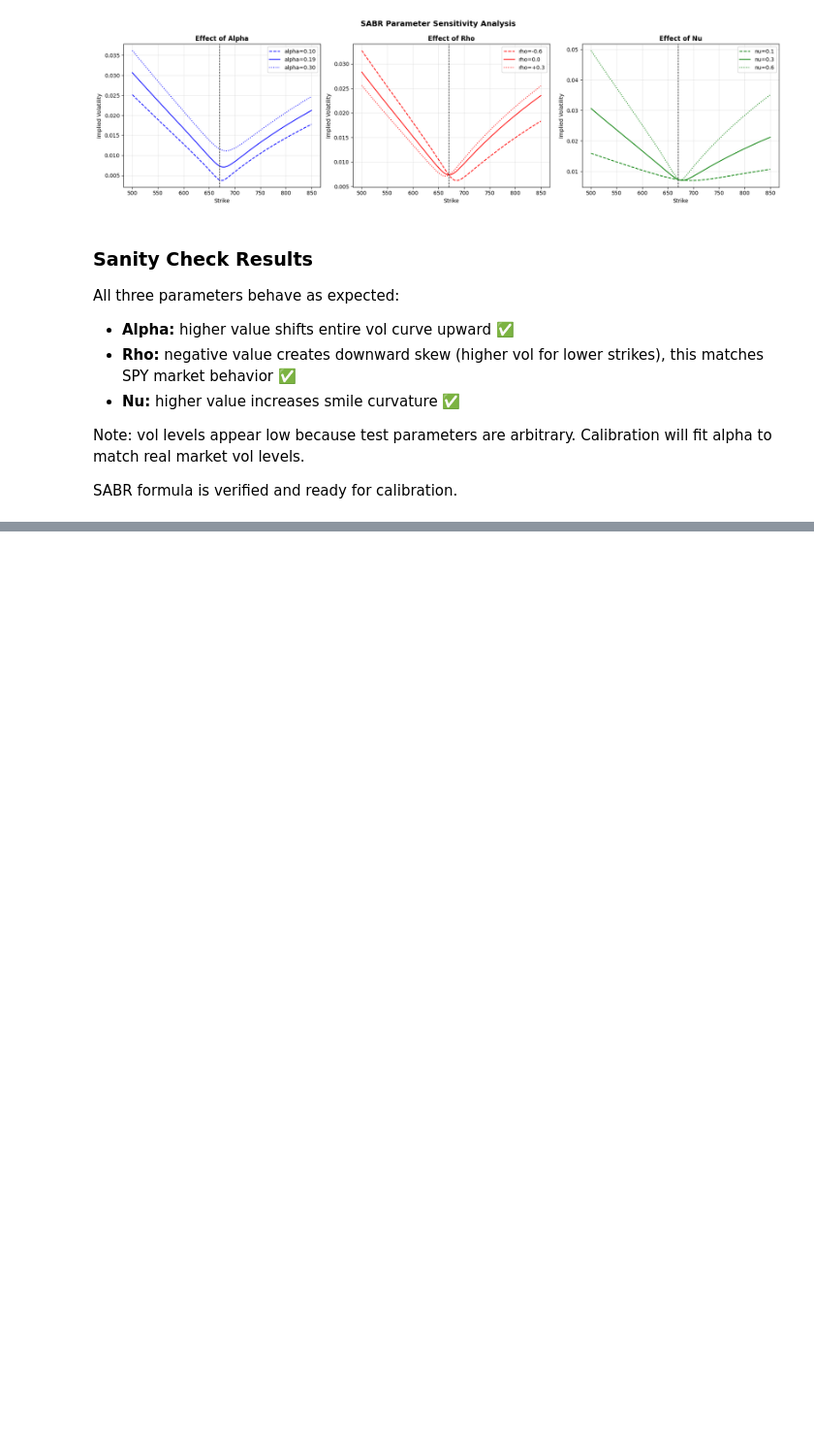
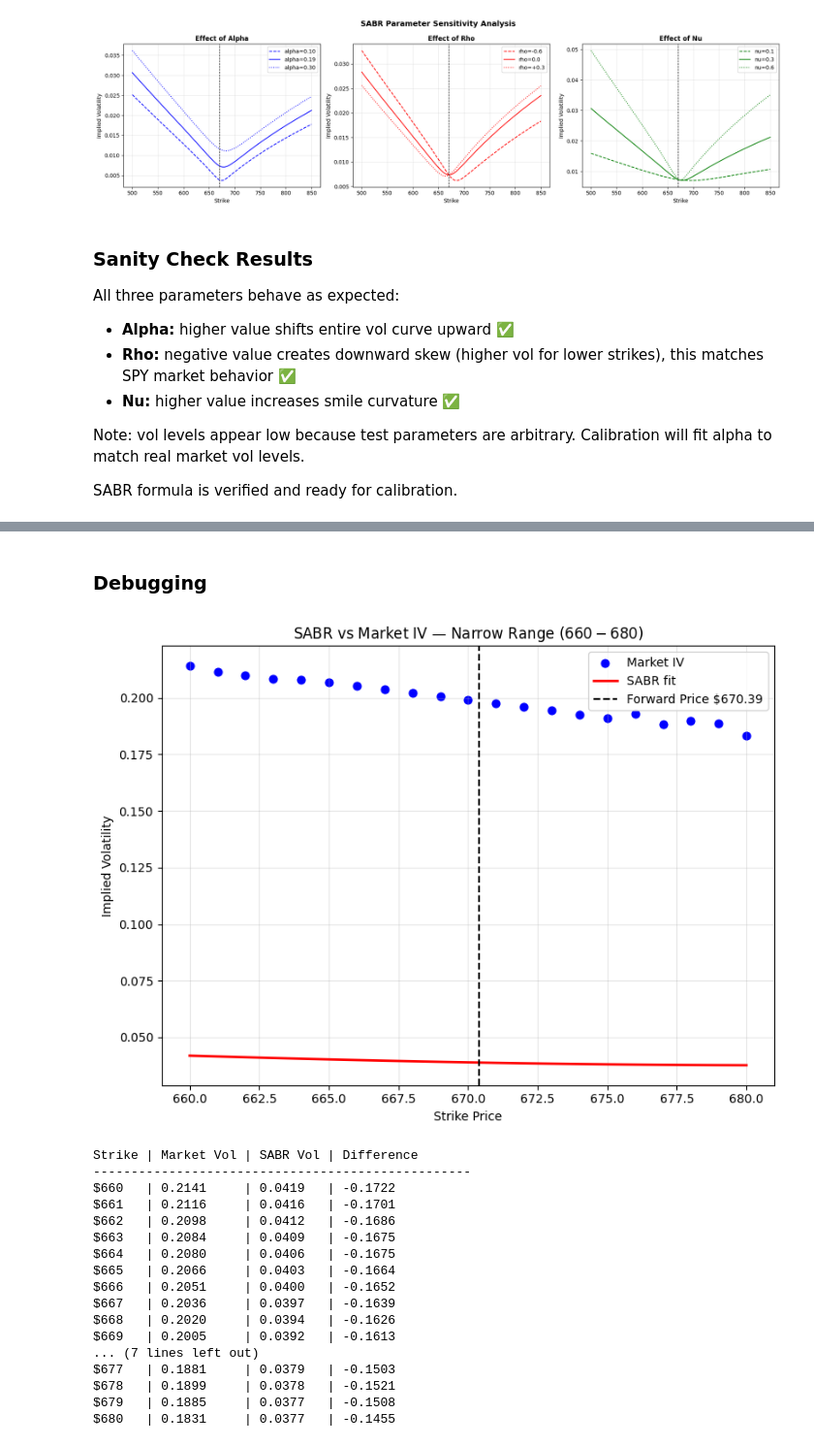
Before and after one commit to MayuriKawale/options-volatility-modeling, a Jupyter notebook: notebooks/main.ipynb, the cells around one changed output, grey strips where cells are left out. Shown at 97% size. Drawn from its saved outputs; the diff is of its cells as text; code cells hidden in the pictures; blank space fills up the shorter version.

```diff
--- a/notebooks/main.ipynb
+++ b/notebooks/main.ipynb
@@ -771,0 +1293,11 @@ SABR formula is verified and ready for calibration.
+# %%
+# Look at data in $660-$680 range
+atm_narrow = market_vols[
+    (market_vols['strike'] >= 660) &
+    (market_vols['strike'] <= 680)
+].copy()
+
+print(f"Strikes in $660-$680 range: {len(atm_narrow)}")
+print(f"Vol range: {atm_narrow['marketVol'].min():.2%} - {atm_narrow['marketVol'].max():.2%}")
+print(f"\nAll strikes and vols in this range:")
+print(atm_narrow.to_string())
@@ -771,0 +1423,51 @@ SABR formula is verified and ready for calibration.
+# %% [markdown]
+### Debugging
+# %%
+# Compare SABR vs market for narrow range
+sabr_vols_narrow = []
+for K in atm_narrow['strike']:
+    vol = sabr_implied_vol(F, K, T, alpha_cal, beta, rho_cal, nu_cal)
+    sabr_vols_narrow.append(vol)
+
+plt.figure(figsize=(8, 6))
+plt.scatter(atm_narrow['strike'], atm_narrow['marketVol'],
+            color='blue', label='Market IV', s=40)
+plt.plot(atm_narrow['strike'], sabr_vols_narrow,
+         color='red', linewidth=2, label='SABR fit')
+plt.axvline(x=F, color='black', linestyle='--',
+            linewidth=1.5, label=f'Forward Price ${F:.2f}')
+plt.xlabel('Strike Price')
+plt.ylabel('Implied Volatility')
+plt.title('SABR vs Market IV — Narrow Range ($660-$680)')
+plt.legend()
+plt.grid(True, alpha=0.3)
+plt.tight_layout()
+plt.show()
+
+# Print comparison
+print("Strike | Market Vol | SABR Vol | Difference")
+print("-" * 50)
+for i, row in atm_narrow.iterrows():
+    sabr_v = sabr_implied_vol(F, row['strike'], T,
+                               alpha_cal, beta, rho_cal, nu_cal)
+    diff = sabr_v - row['marketVol']
+    print(f"${row['strike']:.0f}   | {row['marketVol']:.4f}     | {sabr_v:.4f}   | {diff:+.4f}")
+# %% [output]
+[figure, added]
+Strike | Market Vol | SABR Vol | Difference
+--------------------------------------------------
+$660   | 0.2141     | 0.0419   | -0.1722
+$661   | 0.2116     | 0.0416   | -0.1701
+$662   | 0.2098     | 0.0412   | -0.1686
+$663   | 0.2084     | 0.0409   | -0.1675
+$664   | 0.2080     | 0.0406   | -0.1675
+$665   | 0.2066     | 0.0403   | -0.1664
+$666   | 0.2051     | 0.0400   | -0.1652
+$667   | 0.2036     | 0.0397   | -0.1639
+$668   | 0.2020     | 0.0394   | -0.1626
+$669   | 0.2005     | 0.0392   | -0.1613
+... (7 lines left out)
+$677   | 0.1881     | 0.0379   | -0.1503
+$678   | 0.1899     | 0.0378   | -0.1521
+$679   | 0.1885     | 0.0377   | -0.1508
+$680   | 0.1831     | 0.0377   | -0.1455
```
Also changed, not shown: parts of 30 cells of this notebook, 1 other file.
